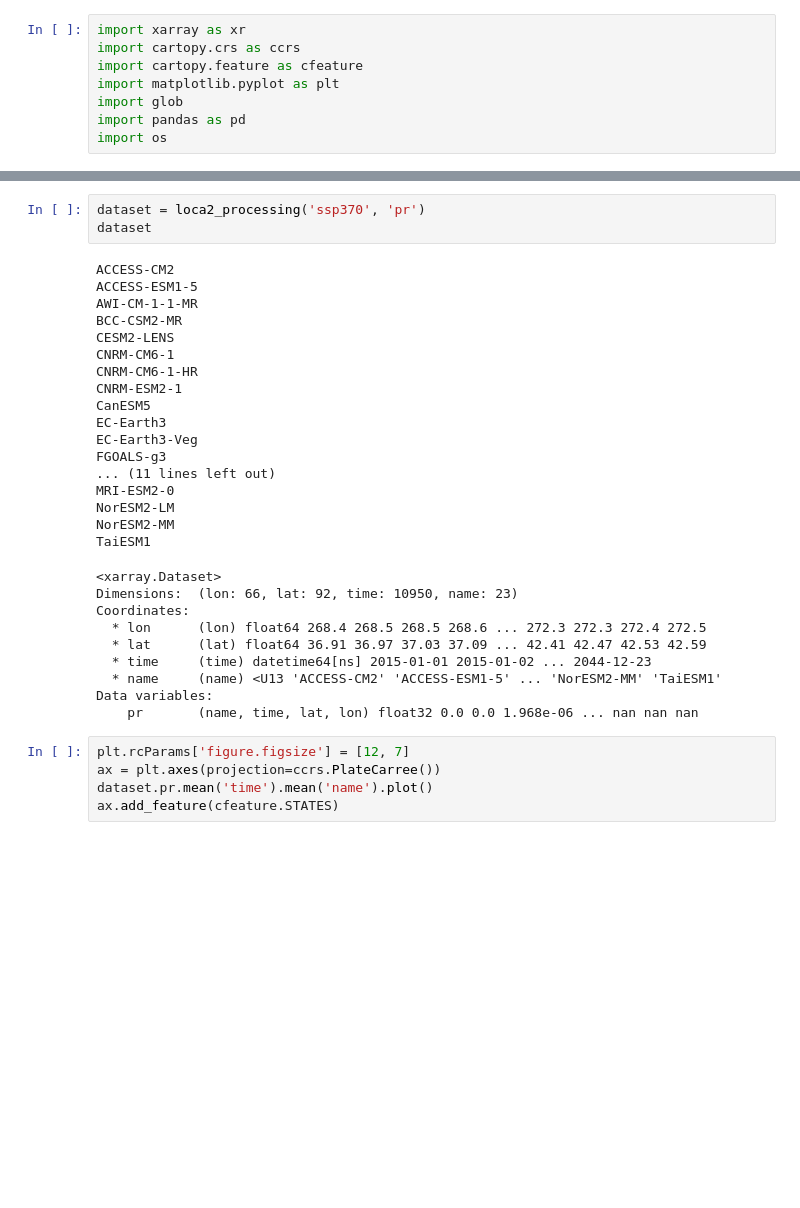
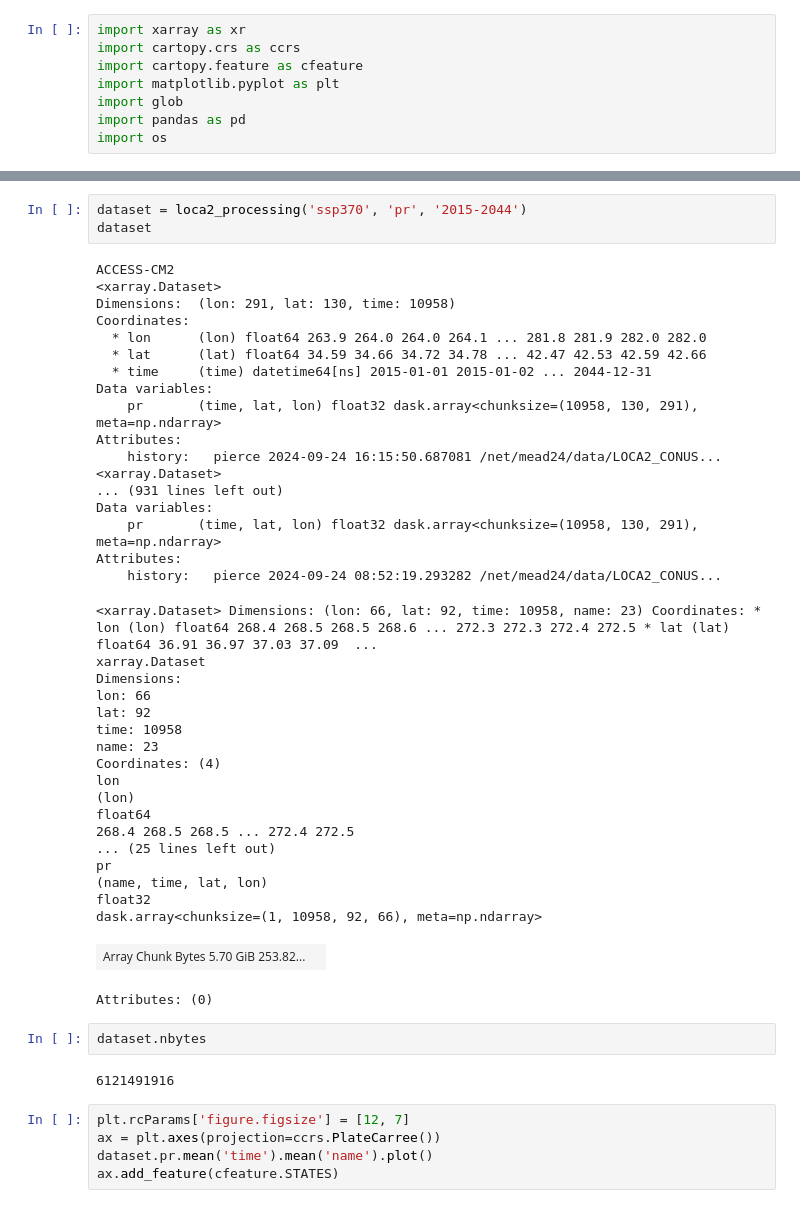
Before and after one commit to mailesasaki/climate_map, a Jupyter notebook: loca2_precip.ipynb, the cells around one changed output, grey strips where cells are left out. Saved outputs shown, nothing was run; the diff lists cells and outputs as text; blank space fills up the shorter version.

```diff
--- a/loca2_precip.ipynb
+++ b/loca2_precip.ipynb
@@ -46,34 +48,48 @@ def loca2_processing(scenario, variable):
     return dataset
 # %%
-dataset = loca2_processing('ssp370', 'pr')
+dataset = loca2_processing('ssp370', 'pr', '2015-2044')
 dataset
 # %% [output]
 ACCESS-CM2
-ACCESS-ESM1-5
-AWI-CM-1-1-MR
-BCC-CSM2-MR
-CESM2-LENS
-CNRM-CM6-1
-CNRM-CM6-1-HR
-CNRM-ESM2-1
-CanESM5
-EC-Earth3
-EC-Earth3-Veg
-FGOALS-g3
-... (11 lines left out)
-MRI-ESM2-0
-NorESM2-LM
-NorESM2-MM
-TaiESM1
+<xarray.Dataset>
+Dimensions:  (lon: 291, lat: 130, time: 10958)
+Coordinates:
+  * lon      (lon) float64 263.9 264.0 264.0 264.1 ... 281.8 281.9 282.0 282.0
+  * lat      (lat) float64 34.59 34.66 34.72 34.78 ... 42.47 42.53 42.59 42.66
+  * time     (time) datetime64[ns] 2015-01-01 2015-01-02 ... 2044-12-31
+Data variables:
+    pr       (time, lat, lon) float32 dask.array<chunksize=(10958, 130, 291), meta=np.ndarray>
+Attributes:
+    history:   pierce 2024-09-24 16:15:50.687081 /net/mead24/data/LOCA2_CONUS...
+<xarray.Dataset>
+... (931 lines left out)
+Data variables:
+    pr       (time, lat, lon) float32 dask.array<chunksize=(10958, 130, 291), meta=np.ndarray>
+Attributes:
+    history:   pierce 2024-09-24 08:52:19.293282 /net/mead24/data/LOCA2_CONUS...
-<xarray.Dataset>
-Dimensions:  (lon: 66, lat: 92, time: 10950, name: 23)
-Coordinates:
-  * lon      (lon) float64 268.4 268.5 268.5 268.6 ... 272.3 272.3 272.4 272.5
-  * lat      (lat) float64 36.91 36.97 37.03 37.09 ... 42.41 42.47 42.53 42.59
-  * time     (time) datetime64[ns] 2015-01-01 2015-01-02 ... 2044-12-23
-  * name     (name) <U13 'ACCESS-CM2' 'ACCESS-ESM1-5' ... 'NorESM2-MM' 'TaiESM1'
-Data variables:
-    pr       (name, time, lat, lon) float32 0.0 0.0 1.968e-06 ... nan nan nan
+<xarray.Dataset> Dimensions: (lon: 66, lat: 92, time: 10958, name: 23) Coordinates: * lon (lon) float64 268.4 268.5 268.5 268.6 ... 272.3 272.3 272.4 272.5 * lat (lat) float64 36.91 36.97 37.03 37.09  ...
+xarray.Dataset
+Dimensions:
+lon: 66
+lat: 92
+time: 10958
+name: 23
+Coordinates: (4)
+lon
+(lon)
+float64
+268.4 268.5 268.5 ... 272.4 272.5
+... (25 lines left out)
+pr
+(name, time, lat, lon)
+float32
+dask.array<chunksize=(1, 10958, 92, 66), meta=np.ndarray>
+| Array Chunk Bytes 5.70 GiB 253.82... |  |
+Attributes: (0)
+# %%
+dataset.nbytes
+# %% [output]
+6121491916
 # %%
 plt.rcParams['figure.figsize'] = [12, 7]
 ax = plt.axes(projection=ccrs.PlateCarree())
```
Also changed, not shown: parts of 5 cells of this notebook.
